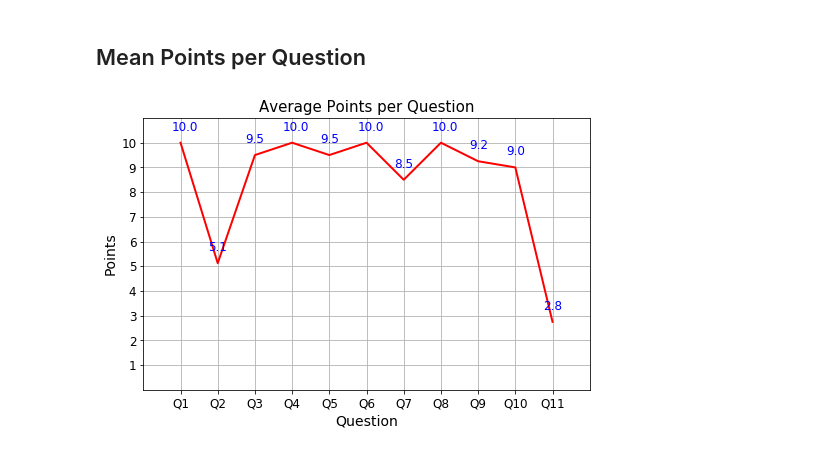
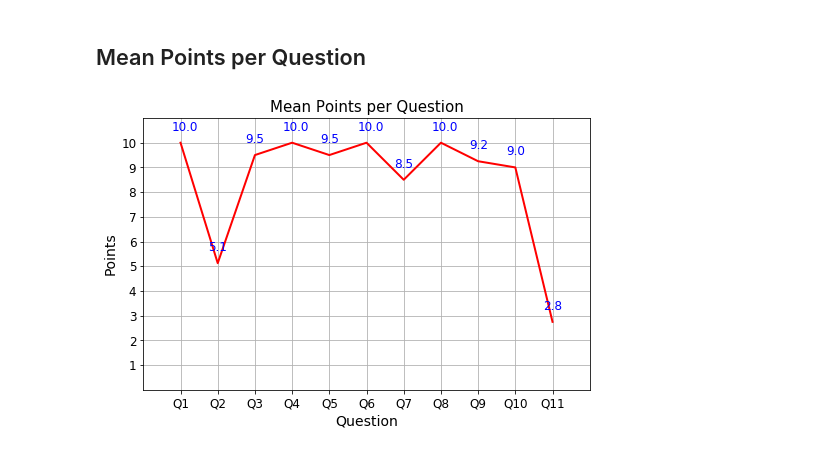
Before and after one commit to anfibil/cs6220, a Jupyter notebook: Summer 2018 - Midterm Grades.ipynb, the cells around one changed output. Drawn from its saved outputs; the diff is of its cells as text; code cells hidden in the pictures.

```diff
--- a/Summer 2018 - Midterm Grades.ipynb
+++ b/Summer 2018 - Midterm Grades.ipynb
@@ -47,19 +47,19 @@ plt.suptitle("Histograms of Points per Question", fontsize=15);
 # %%
 q_means = df.mean()[:11]
 
 ax = q_means.plot(figsize=(8, 5), grid=True, color='r')
 
 for i, x in enumerate(q_means):
     ax.text(i - .25, x + .5, str(round(x, 1)), color='b', fontsize=12)
 ax.lines[-1].set_linewidth(2)
 ax.set_xticklabels(df.columns[:11].tolist())
 
 plt.ylim(0, 11)
 plt.xlim(-1, 11)
 plt.xticks(range(11), rotation='horizontal', fontsize=12)
 plt.yticks(range(1, 11), fontsize=12)
 plt.xlabel("Question", fontsize=14)
 plt.ylabel("Points", fontsize=14)
-plt.title("Average Points per Question", fontsize=15);
+plt.title("Mean Points per Question", fontsize=15);
 # %% [output]
-[figure, old version]
+[figure, new version]
```
Also changed, not shown: parts of 3 cells of this notebook.
